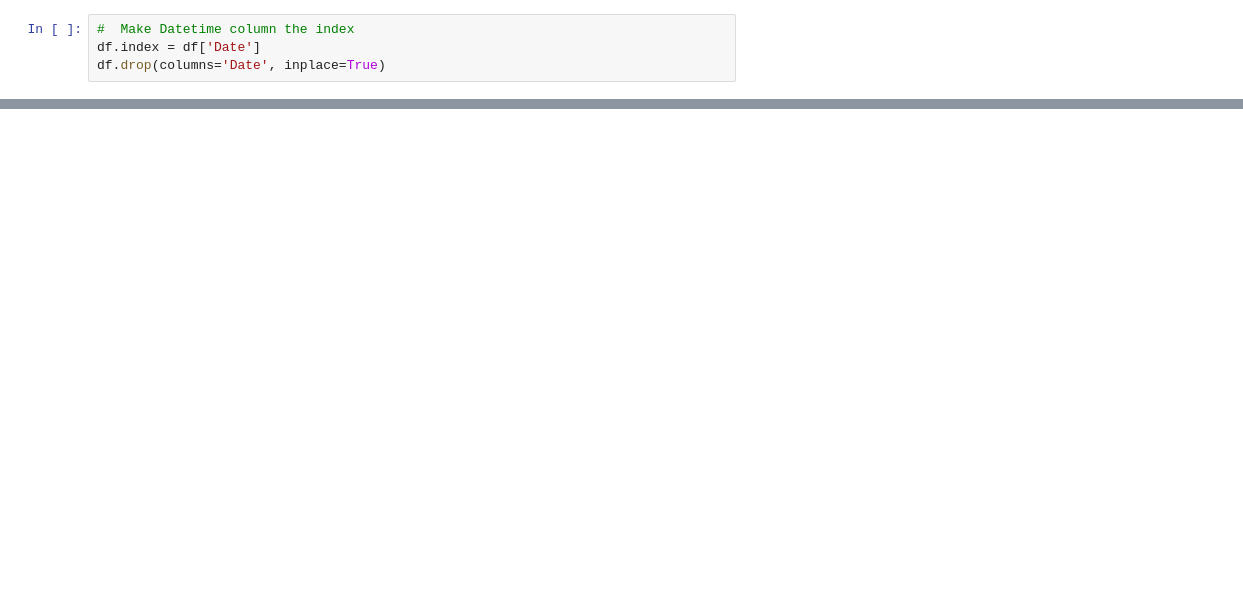
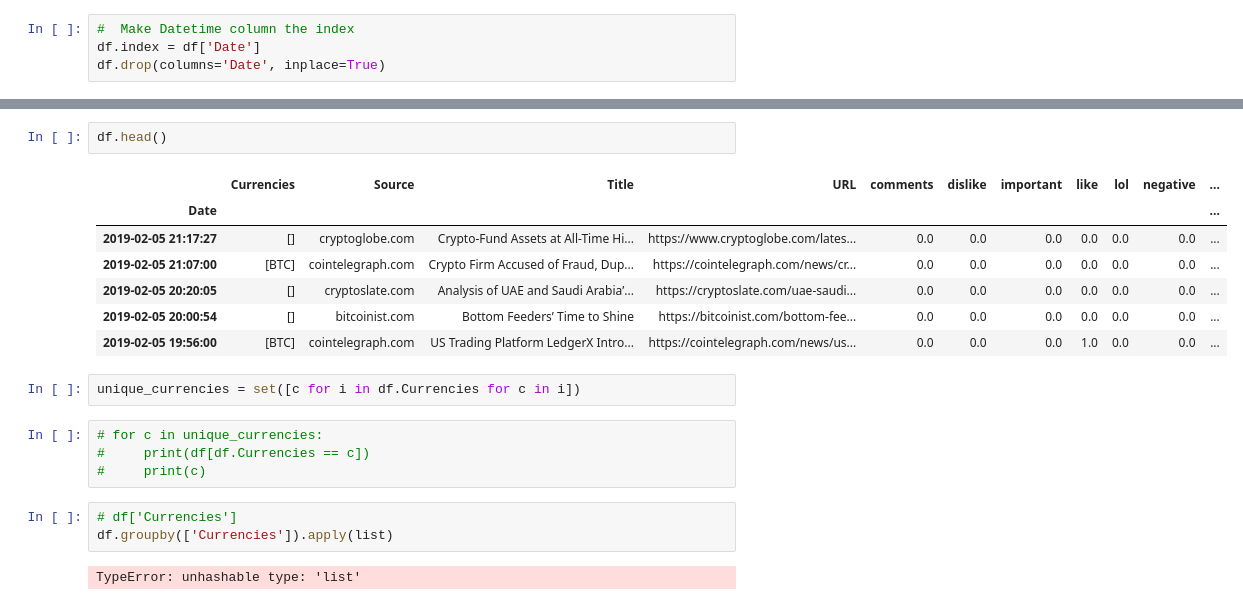
Before and after one commit to pAulseperformance/cryptopanic_scraper, a Jupyter notebook: cryptopanic_scraper/jupyter/eda.ipynb, the cells around one changed output, grey strips where cells are left out. Drawn from its saved outputs; the diff is of its cells as text; blank space fills up the shorter version.

```diff
--- a/cryptopanic_scraper/jupyter/eda.ipynb
+++ b/cryptopanic_scraper/jupyter/eda.ipynb
@@ -49,0 +113,21 @@ show(p)
+# %%
+df.head()
+# %% [output]
+|  | Currencies | Source | Title | URL | comments | dislike | important | like | lol | negative | ... |
+| Date |  |  |  |  |  |  |  |  |  |  | ... |
+| 2019-02-05 21:17:27 | [] | cryptoglobe.com | Crypto-Fund Assets at All-Time Hi... | https://www.cryptoglobe.com/lates... | 0.0 | 0.0 | 0.0 | 0.0 | 0.0 | 0.0 | ... |
+| 2019-02-05 21:07:00 | [BTC] | cointelegraph.com | Crypto Firm Accused of Fraud, Dup... | https://cointelegraph.com/news/cr... | 0.0 | 0.0 | 0.0 | 0.0 | 0.0 | 0.0 | ... |
+| 2019-02-05 20:20:05 | [] | cryptoslate.com | Analysis of UAE and Saudi Arabia’... | https://cryptoslate.com/uae-saudi... | 0.0 | 0.0 | 0.0 | 0.0 | 0.0 | 0.0 | ... |
+| 2019-02-05 20:00:54 | [] | bitcoinist.com | Bottom Feeders’ Time to Shine | https://bitcoinist.com/bottom-fee... | 0.0 | 0.0 | 0.0 | 0.0 | 0.0 | 0.0 | ... |
+| 2019-02-05 19:56:00 | [BTC] | cointelegraph.com | US Trading Platform LedgerX Intro... | https://cointelegraph.com/news/us... | 0.0 | 0.0 | 0.0 | 1.0 | 0.0 | 0.0 | ... |
+# %%
+unique_currencies = set([c for i in df.Currencies for c in i])
+# %%
+# for c in unique_currencies:
+#     print(df[df.Currencies == c])
+#     print(c)
+# %%
+# df['Currencies']
+df.groupby(['Currencies']).apply(list)
+# %% [output]
+TypeError: unhashable type: 'list'
```
Also changed, not shown: parts of 17 cells of this notebook, 2 other files.
